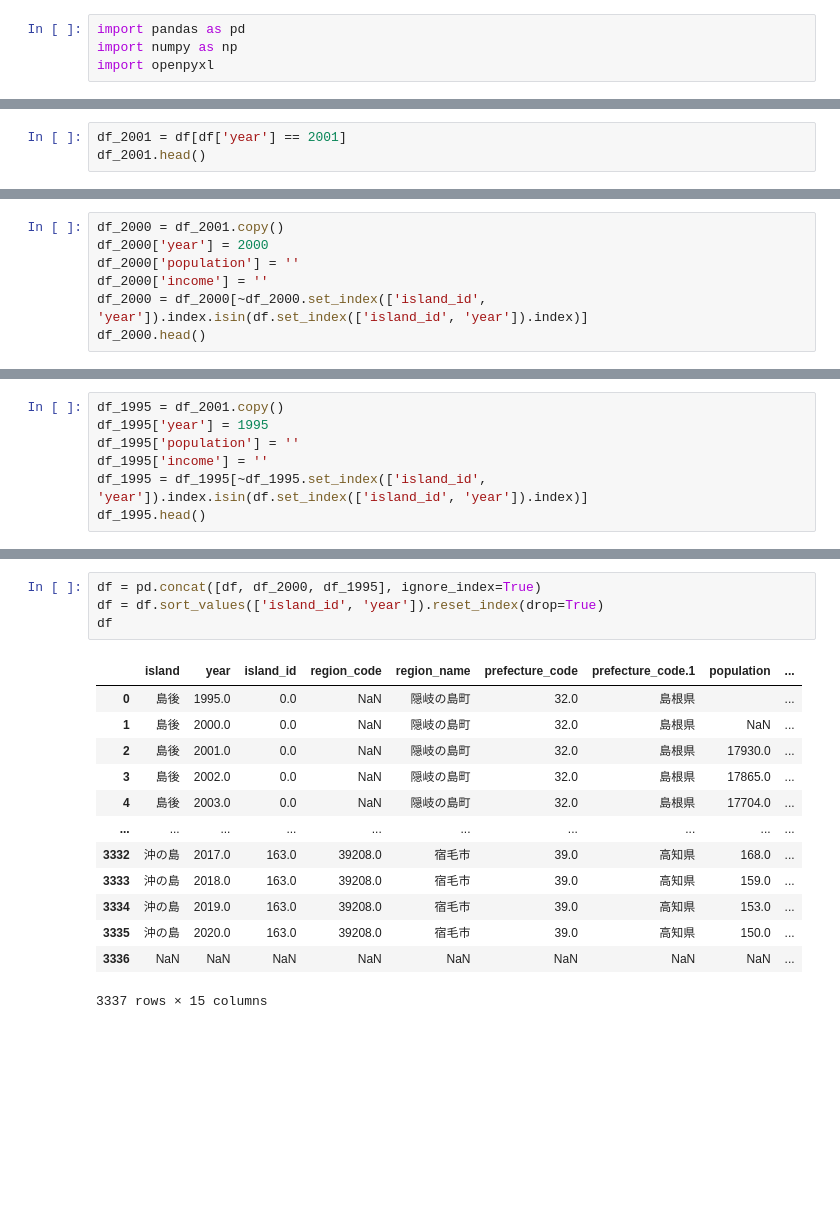
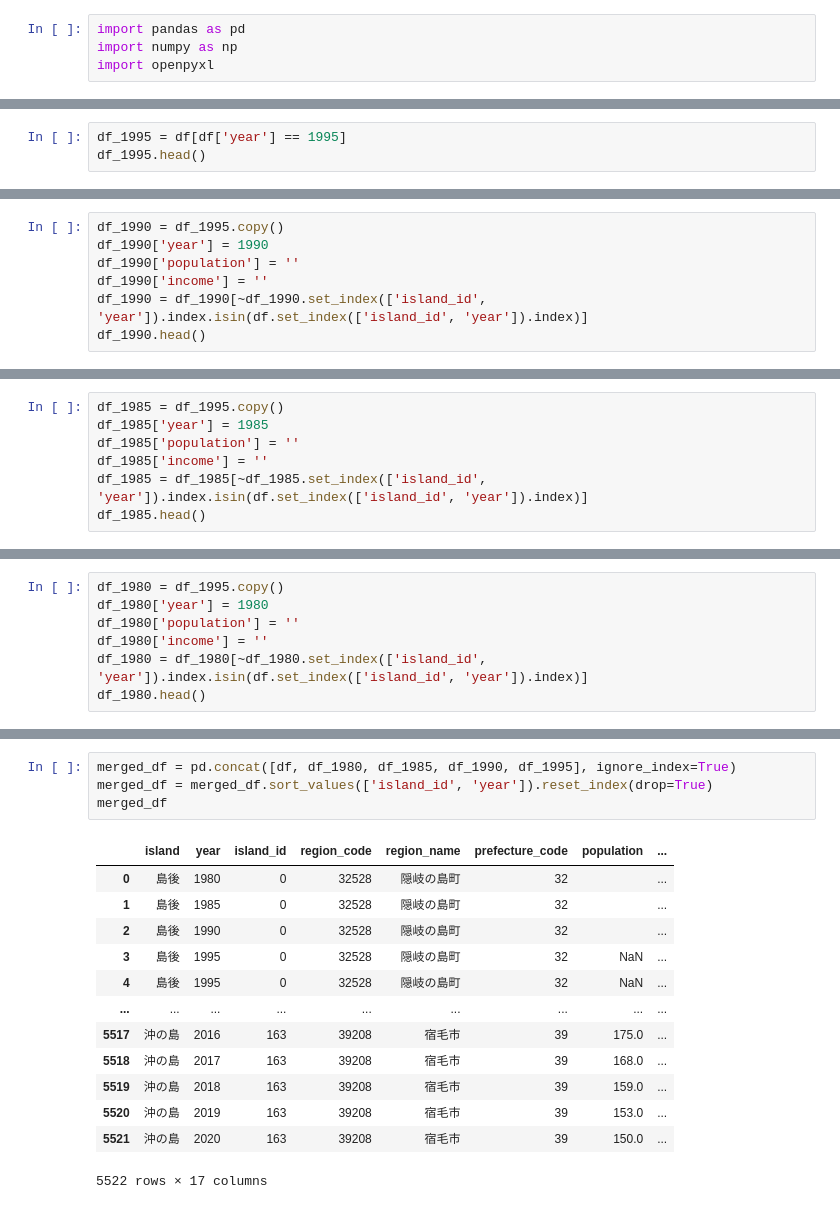
Before and after one commit to Keisei-Akiya/bridge-straw-effects, a Jupyter notebook: src/data_cleaning/add_year.ipynb, the cells around one changed output, grey strips where cells are left out. Drawn from its saved outputs; the diff is of its cells as text; blank space fills up the shorter version.

```diff
--- a/src/data_cleaning/add_year.ipynb
+++ b/src/data_cleaning/add_year.ipynb
@@ -25,4 +32,4 @@ df.head()
 # %%
-df_2001 = df[df['year'] == 2001]
-df_2001.head()
+df_1995 = df[df['year'] == 1995]
+df_1995.head()
 # %% [output]
@@ -35,8 +42,8 @@ df_2001.head()
 # %%
-df_2000 = df_2001.copy()
-df_2000['year'] = 2000
-df_2000['population'] = ''
-df_2000['income'] = ''
-df_2000 = df_2000[~df_2000.set_index(['island_id', 'year']).index.isin(df.set_index(['island_id', 'year']).index)]
-df_2000.head()
+df_1990 = df_1995.copy()
+df_1990['year'] = 1990
+df_1990['population'] = ''
+df_1990['income'] = ''
+df_1990 = df_1990[~df_1990.set_index(['island_id', 'year']).index.isin(df.set_index(['island_id', 'year']).index)]
+df_1990.head()
 # %% [output]
@@ -49,8 +56,8 @@ df_2000.head()
 # %%
-df_1995 = df_2001.copy()
-df_1995['year'] = 1995
-df_1995['population'] = ''
-df_1995['income'] = ''
-df_1995 = df_1995[~df_1995.set_index(['island_id', 'year']).index.isin(df.set_index(['island_id', 'year']).index)]
-df_1995.head()
+df_1985 = df_1995.copy()
+df_1985['year'] = 1985
+df_1985['population'] = ''
+df_1985['income'] = ''
+df_1985 = df_1985[~df_1985.set_index(['island_id', 'year']).index.isin(df.set_index(['island_id', 'year']).index)]
+df_1985.head()
 # %% [output]
@@ -62,0 +70,7 @@ df_1995.head()
+# %%
+df_1980 = df_1995.copy()
+df_1980['year'] = 1980
+df_1980['population'] = ''
+df_1980['income'] = ''
+df_1980 = df_1980[~df_1980.set_index(['island_id', 'year']).index.isin(df.set_index(['island_id', 'year']).index)]
+df_1980.head()
@@ -63,19 +84,19 @@ df_1995.head()
 # %%
-df = pd.concat([df, df_2000, df_1995], ignore_index=True)
-df = df.sort_values(['island_id', 'year']).reset_index(drop=True)
-df
+merged_df = pd.concat([df, df_1980, df_1985, df_1990, df_1995], ignore_index=True)
+merged_df = merged_df.sort_values(['island_id', 'year']).reset_index(drop=True)
+merged_df
 # %% [output]
-|  | island | year | island_id | region_code | region_name | prefecture_code | prefecture_code.1 | population | ... |
-| 0 | 島後 | 1995.0 | 0.0 | NaN | 隠岐の島町 | 32.0 | 島根県 |  | ... |
-| 1 | 島後 | 2000.0 | 0.0 | NaN | 隠岐の島町 | 32.0 | 島根県 | NaN | ... |
-| 2 | 島後 | 2001.0 | 0.0 | NaN | 隠岐の島町 | 32.0 | 島根県 | 17930.0 | ... |
-| 3 | 島後 | 2002.0 | 0.0 | NaN | 隠岐の島町 | 32.0 | 島根県 | 17865.0 | ... |
-| 4 | 島後 | 2003.0 | 0.0 | NaN | 隠岐の島町 | 32.0 | 島根県 | 17704.0 | ... |
-| ... | ... | ... | ... | ... | ... | ... | ... | ... | ... |
-| 3332 | 沖の島 | 2017.0 | 163.0 | 39208.0 | 宿毛市 | 39.0 | 高知県 | 168.0 | ... |
-| 3333 | 沖の島 | 2018.0 | 163.0 | 39208.0 | 宿毛市 | 39.0 | 高知県 | 159.0 | ... |
-| 3334 | 沖の島 | 2019.0 | 163.0 | 39208.0 | 宿毛市 | 39.0 | 高知県 | 153.0 | ... |
-| 3335 | 沖の島 | 2020.0 | 163.0 | 39208.0 | 宿毛市 | 39.0 | 高知県 | 150.0 | ... |
-| 3336 | NaN | NaN | NaN | NaN | NaN | NaN | NaN | NaN | ... |
+|  | island | year | island_id | region_code | region_name | prefecture_code | population | ... |
+| 0 | 島後 | 1980 | 0 | 32528 | 隠岐の島町 | 32 |  | ... |
+| 1 | 島後 | 1985 | 0 | 32528 | 隠岐の島町 | 32 |  | ... |
+| 2 | 島後 | 1990 | 0 | 32528 | 隠岐の島町 | 32 |  | ... |
+| 3 | 島後 | 1995 | 0 | 32528 | 隠岐の島町 | 32 | NaN | ... |
+| 4 | 島後 | 1995 | 0 | 32528 | 隠岐の島町 | 32 | NaN | ... |
+| ... | ... | ... | ... | ... | ... | ... | ... | ... |
+| 5517 | 沖の島 | 2016 | 163 | 39208 | 宿毛市 | 39 | 175.0 | ... |
+| 5518 | 沖の島 | 2017 | 163 | 39208 | 宿毛市 | 39 | 168.0 | ... |
+| 5519 | 沖の島 | 2018 | 163 | 39208 | 宿毛市 | 39 | 159.0 | ... |
+| 5520 | 沖の島 | 2019 | 163 | 39208 | 宿毛市 | 39 | 153.0 | ... |
+| 5521 | 沖の島 | 2020 | 163 | 39208 | 宿毛市 | 39 | 150.0 | ... |
-3337 rows × 15 columns
+5522 rows × 17 columns
 # %%
```
Also changed, not shown: parts of 7 cells of this notebook, 46 other files.
